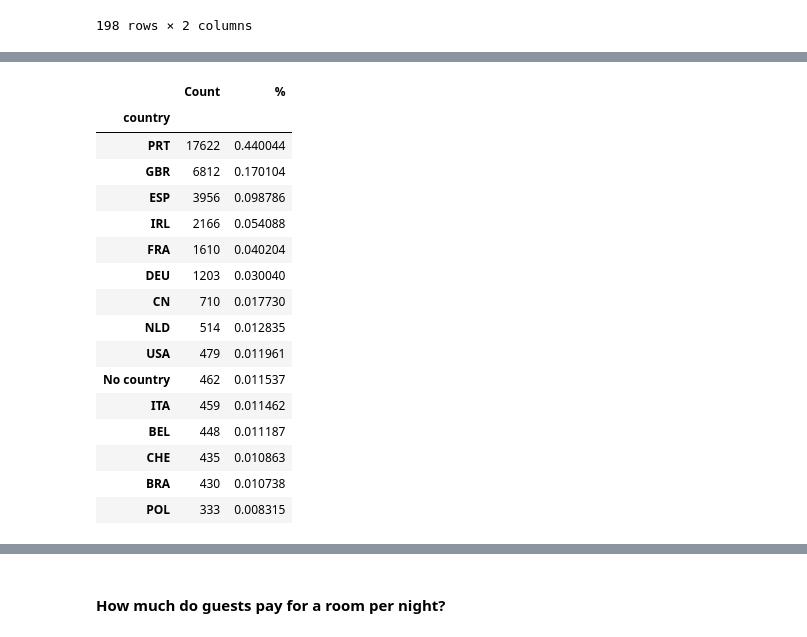
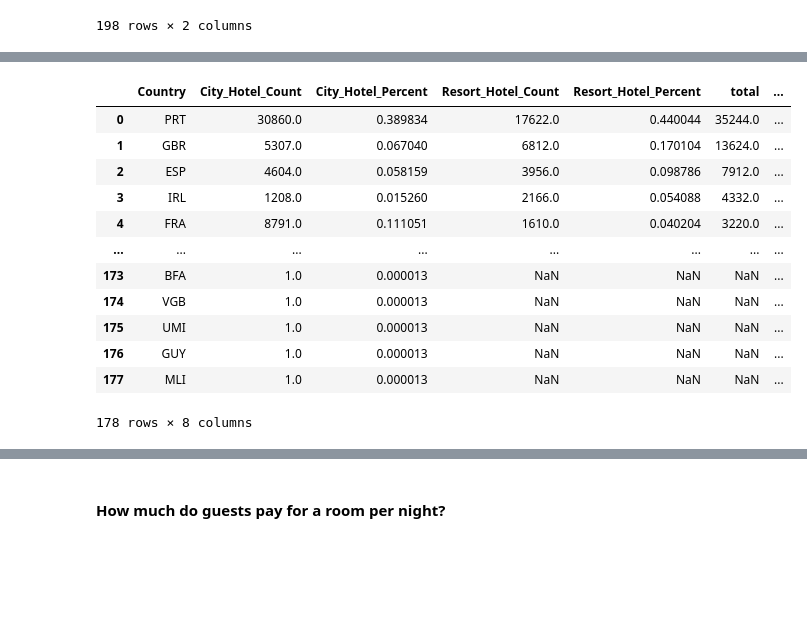
Before and after one commit to jkujuum/Hotel_Cancellation, a Jupyter notebook: Exploratory Data Analysis.ipynb, the cells around one changed output, grey strips where cells are left out. Drawn from its saved outputs; the diff is of its cells as text; code cells hidden in the pictures; blank space fills up the shorter version.

```diff
--- a/Exploratory Data Analysis.ipynb
+++ b/Exploratory Data Analysis.ipynb
@@ -380,20 +385,19 @@ Text(0.5, 1.0, 'City Hotel Cancellation')
-# %%
-country_cancel.loc['Resort Hotel'].sort_values(by='%',ascending=False).head(15)
-# %% [output]
-|  | Count | % |
-| country |  |  |
-| PRT | 17622 | 0.440044 |
-| GBR | 6812 | 0.170104 |
-| ESP | 3956 | 0.098786 |
-| IRL | 2166 | 0.054088 |
-| FRA | 1610 | 0.040204 |
-| DEU | 1203 | 0.030040 |
-| CN | 710 | 0.017730 |
-| NLD | 514 | 0.012835 |
-| USA | 479 | 0.011961 |
-| No country | 462 | 0.011537 |
-| ITA | 459 | 0.011462 |
-| BEL | 448 | 0.011187 |
-| CHE | 435 | 0.010863 |
-| BRA | 430 | 0.010738 |
-| POL | 333 | 0.008315 |
+# %%
+# I would like to compare the cancellation rate for the most frequent countries.
+# Merge the cancellation tabel to the previous country tabel.
+country = pd.merge(country,city_county_cancel, how='left', on='Country')
+country
+# %% [output]
+|  | Country | City_Hotel_Count | City_Hotel_Percent | Resort_Hotel_Count | Resort_Hotel_Percent | total | ... |
+| 0 | PRT | 30860.0 | 0.389834 | 17622.0 | 0.440044 | 35244.0 | ... |
+| 1 | GBR | 5307.0 | 0.067040 | 6812.0 | 0.170104 | 13624.0 | ... |
+| 2 | ESP | 4604.0 | 0.058159 | 3956.0 | 0.098786 | 7912.0 | ... |
+| 3 | IRL | 1208.0 | 0.015260 | 2166.0 | 0.054088 | 4332.0 | ... |
+| 4 | FRA | 8791.0 | 0.111051 | 1610.0 | 0.040204 | 3220.0 | ... |
+| ... | ... | ... | ... | ... | ... | ... | ... |
+| 173 | BFA | 1.0 | 0.000013 | NaN | NaN | NaN | ... |
+| 174 | VGB | 1.0 | 0.000013 | NaN | NaN | NaN | ... |
+| 175 | UMI | 1.0 | 0.000013 | NaN | NaN | NaN | ... |
+| 176 | GUY | 1.0 | 0.000013 | NaN | NaN | NaN | ... |
+| 177 | MLI | 1.0 | 0.000013 | NaN | NaN | NaN | ... |
+178 rows × 8 columns
```
Also changed, not shown: parts of 10 cells of this notebook.
